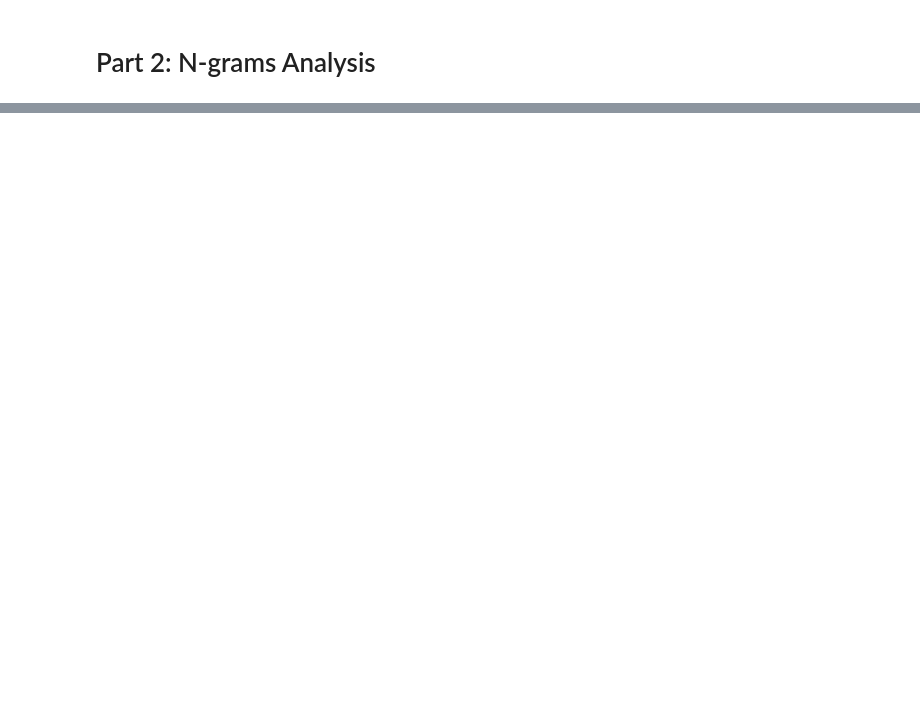
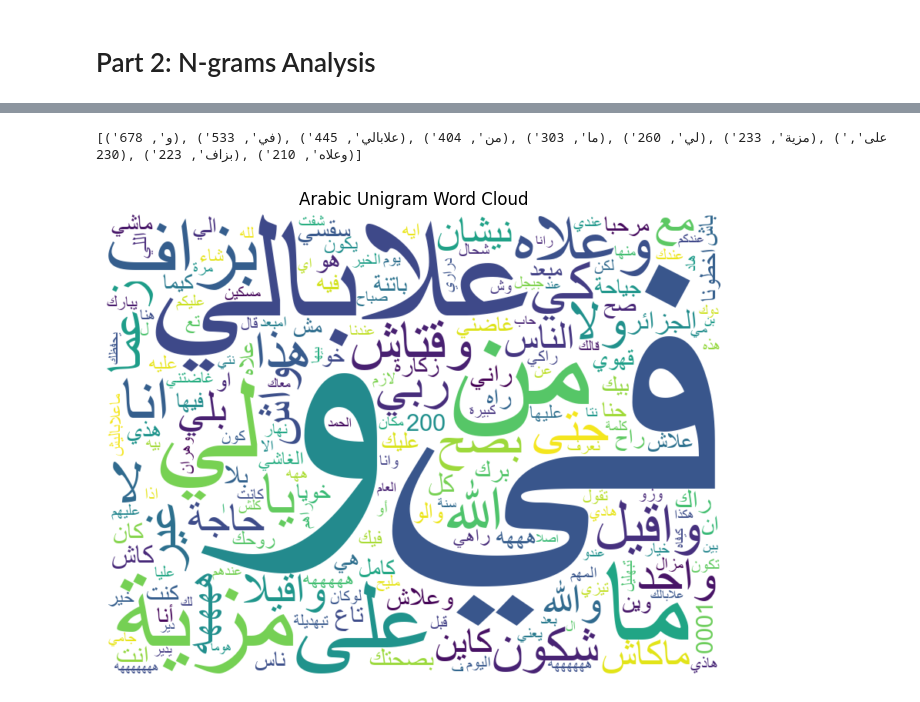
Before and after one commit to aymaneELHICHAMI/LLMs-Experiments-Lab, a Jupyter notebook: data_processing_and_analysis/0-clean_data.ipynb, the cells around one changed output, grey strips where cells are left out. Saved outputs shown, nothing was run; the diff lists cells and outputs as text; code cells hidden in the pictures; blank space fills up the shorter version.

Commit message:
[Feature] Basic N-gram analysis is done
Data Cleaning notebook updates

```diff
--- a/data_processing_and_analysis/0-clean_data.ipynb
+++ b/data_processing_and_analysis/0-clean_data.ipynb
@@ -179,0 +217,44 @@ moroccan_tweets_train_df.head()
+# %%
+# Frequency Analysis
+total_unigrams = Counter()
+
+for row in moroccan_tweets_train_df['unigrams']:
+    total_unigrams.update(row)
+
+for row in moroccan_tweets_test_df['unigrams']:
+    total_unigrams.update(row)
+
+for row in moroccan_tweets_validation_df['unigrams']:
+    total_unigrams.update(row)
+
+print(total_unigrams.most_common(10))  # top 10 unigrams
+# %% [output]
+[('و', 678), ('في', 533), ('علابالي', 445), ('من', 404), ('ما', 303), ('لي', 260), ('مزية', 233), ('على', 230), ('بزاف', 223), ('وعلاه', 210)]
+# %%
+# Visualization and Analysis
+from wordcloud import WordCloud
+import matplotlib.pyplot as plt
+import arabic_reshaper
+from bidi.algorithm import get_display
+
+# --- Step 2: Prepare reshaped + bidi-corrected Arabic text
+reshaped_freqs = {}
+for word, freq in total_unigrams.items():
+    reshaped_word = arabic_reshaper.reshape(word)
+    bidi_word = get_display(reshaped_word)
+    reshaped_freqs[bidi_word] = freq
+
+# --- Step 3: Generate word cloud
+wordcloud = WordCloud(font_path='arial',  # Or any TTF Arabic font path if needed
+                      background_color='white',
+                      width=800,
+                      height=600).generate_from_frequencies(reshaped_freqs)
+
+# --- Step 4: Plot it
+plt.figure(figsize=(10, 6))
+plt.imshow(wordcloud, interpolation='bilinear')
+plt.axis("off")
+plt.title("Arabic Unigram Word Cloud")
+plt.show()
+# %% [output]
+[figure, added]
```
Also changed, not shown: parts of 9 cells of this notebook.
